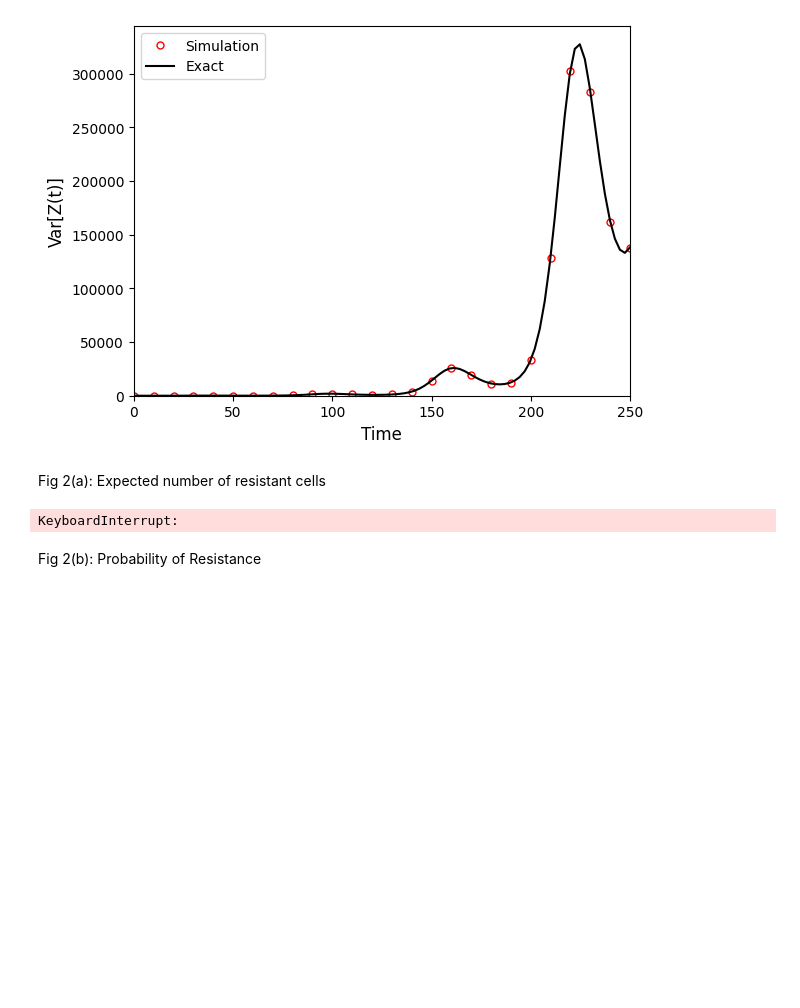
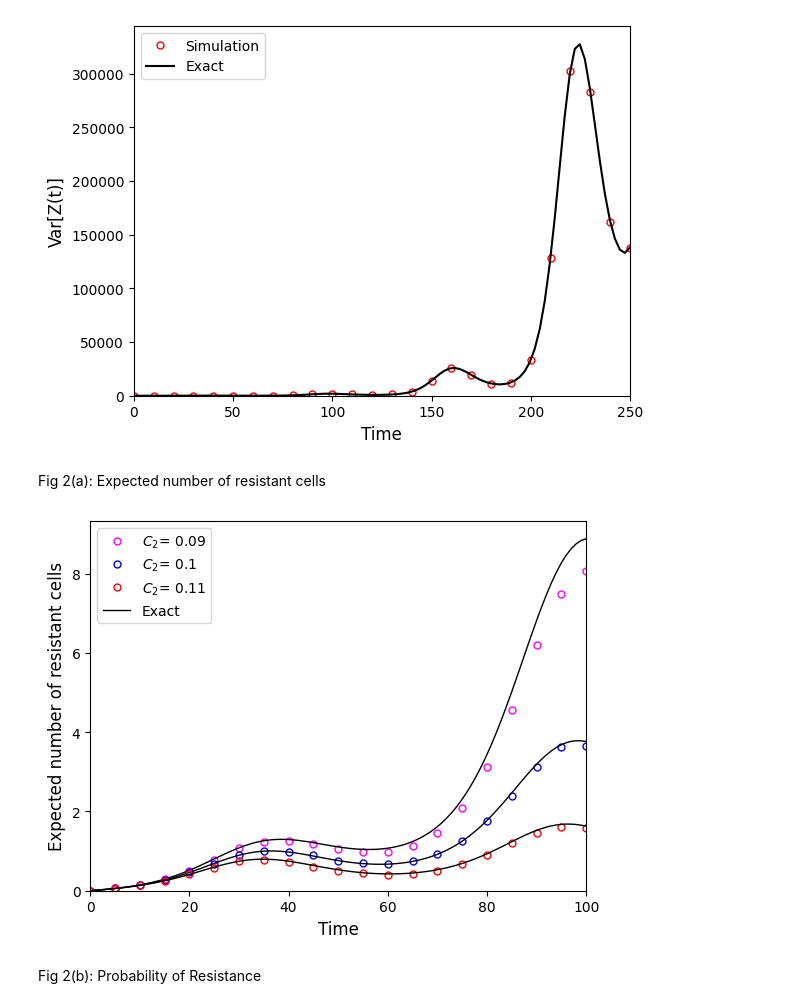
Before and after one commit to colmmcc2000/RSCAM_Group_11, a Jupyter notebook: code_RSCAM.ipynb, the cells around one changed output. Saved outputs shown, nothing was run; the diff lists cells and outputs as text; code cells hidden in the pictures; blank space fills up the shorter version.

```diff
--- a/code_RSCAM.ipynb
+++ b/code_RSCAM.ipynb
@@ -220,34 +223,36 @@ colours = ['magenta','blue','red']
 _ = zip(c_vals, colours)
 count = 0
 
 for C2, color in _:
     grid, mean_pop, mean_r, probs, var_r = get_mean_trajectory_double(N, T_max, M0, R0, example_rates_double, beta, u, B1, C2)
 
     # plt.plot(grid, mean_r, c = 'red', label = f'Numerical solution: {N} trials, C2 = {C2}' )
     plt.plot(grid, mean_r, 'o', c = color, markersize = 5, markevery = 5, fillstyle = 'none', label = r'$C_2$' f'= {C2}' )
 
     vals_r = np.linspace(0, 100, 100)
     store_r = np.zeros(len(vals_r))
 
     for i, _ in enumerate(vals_r):
         store_r[i] = R_t(_, C2)
 
     #Simple counter to only add 'Exact' to the legend once
     if count == 2:
         plt.plot(vals_r, store_r, c = 'black', linestyle = '-', linewidth=1, label = 'Exact')
     else:
         plt.plot(vals_r, store_r, c = 'black', linestyle = '-', linewidth=1)
     count += 1
 plt.legend()
+plt.xlim(0, 100)
+plt.ylim(0, None)
 
 plt.xlabel('Time', fontsize=12)
 plt.ylabel('Expected number of resistant cells', fontsize=12)
 
 #uncomment to overwrite figure
 plt.savefig('Figs/double_type_population.pdf', format='pdf', bbox_inches='tight', dpi=300)
 plt.show()
 # %% [output]
-KeyboardInterrupt:
+[figure, added]
 # %% [markdown]
 Fig 2(b): Probability of Resistance
 # %%
```
Also changed, not shown: parts of 9 cells of this notebook, 4 other files.
